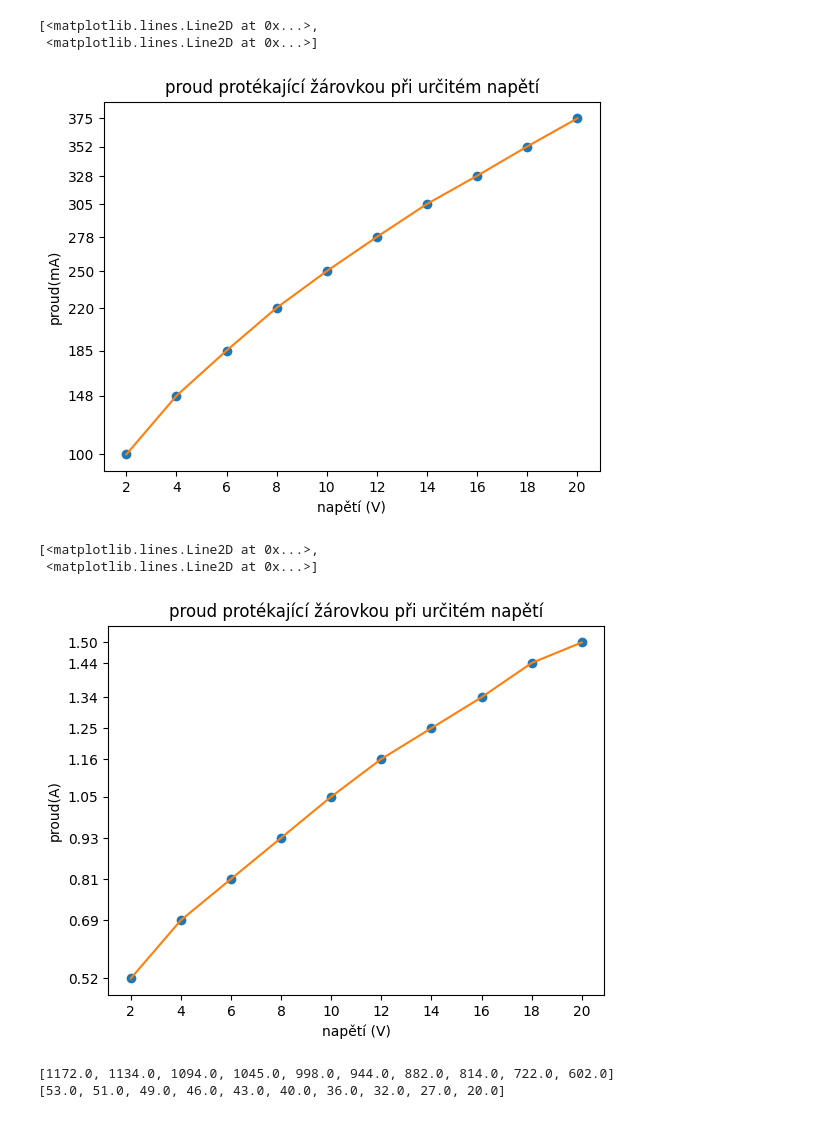
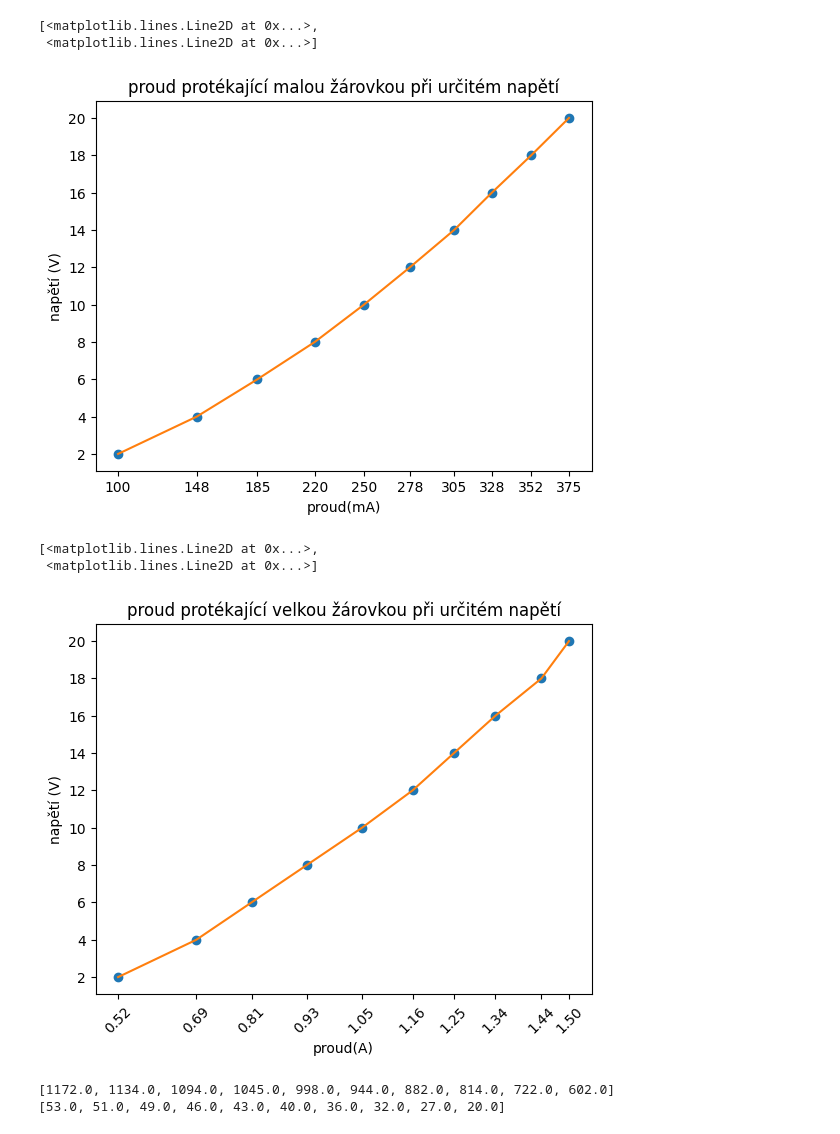
Before and after one commit to JakubSlof/Teddy-bear-detection, a Jupyter notebook: fyzika.ipynb, the cells around one changed output. Saved outputs shown, nothing was run; the diff lists cells and outputs as text; code cells hidden in the pictures.

```diff
--- a/fyzika.ipynb
+++ b/fyzika.ipynb
@@ -5,31 +5,32 @@ import matplotlib.pyplot as plt
 x = np.array([2,4,6,8,10,12,14,16,18,20])
 y = np.array([100,148,185,220,250,278,305,328,352,375])
 # %%
-plt.xlabel(r'napětí (V)')
-plt.ylabel(r'proud(mA)')
-plt.xticks(x)
-plt.yticks(y)
-plt.title('proud protékající žárovkou při určitém napětí')
-plt.plot(x,y,"o",x,y)
+plt.ylabel(r'napětí (V)')
+plt.xlabel(r'proud(mA)')
+plt.xticks(y)
+plt.yticks(x)
+plt.title('proud protékající malou žárovkou při určitém napětí')
+plt.plot(y,x,"o",y,x)
 # %% [output]
 [<matplotlib.lines.Line2D at 0x...>,
  <matplotlib.lines.Line2D at 0x...>]
-[figure, old version]
+[figure, new version]
 # %%
 x = np.array([2,4,6,8,10,12,14,16,18,20])
 y = np.array([1.50,1.44,1.34,1.25,1.16,1.05,0.93,0.81,0.69,0.52])
 y = np.flip(y)
 # %%
-plt.xlabel(r'napětí (V)')
-plt.ylabel(r'proud(A)')
-plt.xticks(x)
-plt.yticks(y)
-plt.title('proud protékající žárovkou při určitém napětí')
-plt.plot(x,y,"o",x,y)
+plt.ylabel(r'napětí (V)')
+plt.xlabel(r'proud(A)')
+plt.xticks(y)
+plt.yticks(x)
+plt.xticks(rotation=45)
+plt.title('proud protékající velkou žárovkou při určitém napětí')
+plt.plot(y,x,"o",y,x)
 # %% [output]
 [<matplotlib.lines.Line2D at 0x...>,
  <matplotlib.lines.Line2D at 0x...>]
-[figure, old version]
+[figure, new version]
 # %%
 x=[]
 y2=[]
```
Also changed, not shown: parts of 2 cells of this notebook, 1 other file.
